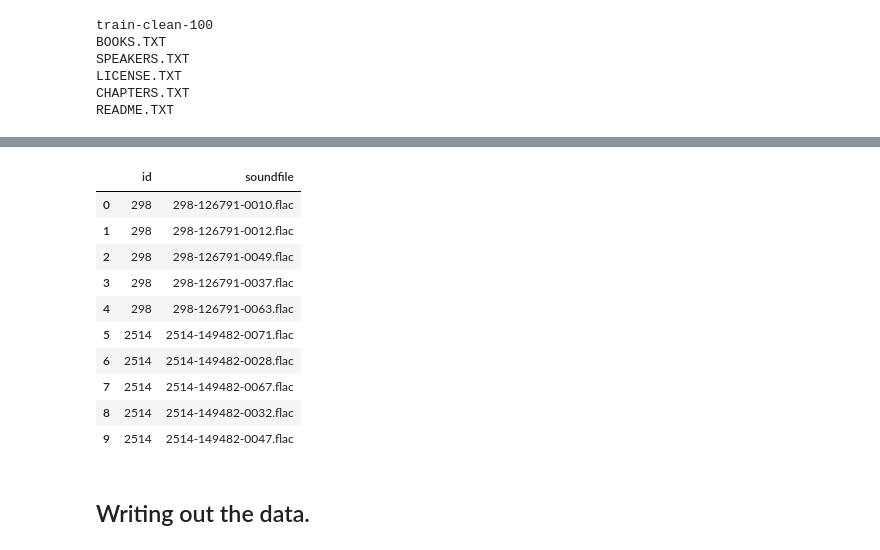
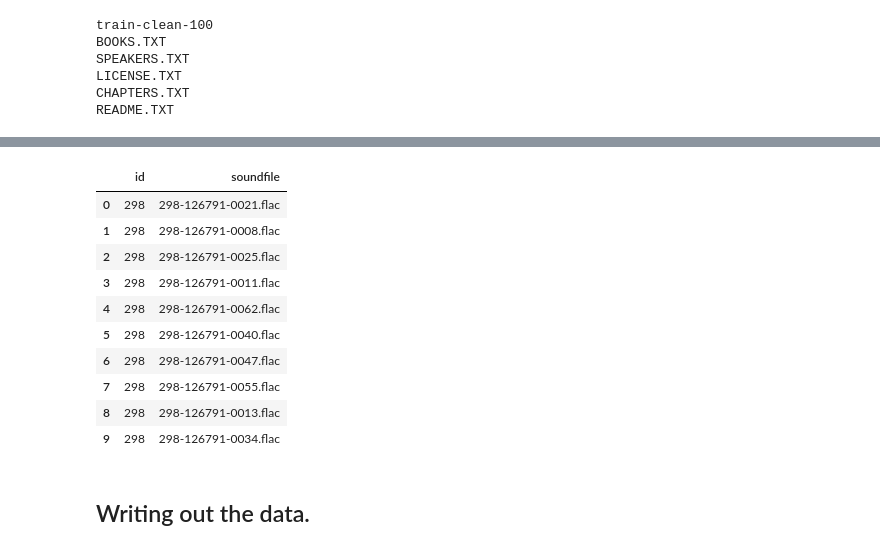
Before and after one commit to Martins6/speaker_recognition, a Jupyter notebook: Voice_Pre_Processing/LibriSpeech_Files_Pre_Processing.ipynb, the cells around one changed output, grey strips where cells are left out. Drawn from its saved outputs; the diff is of its cells as text; code cells hidden in the pictures.

```diff
--- a/Voice_Pre_Processing/LibriSpeech_Files_Pre_Processing.ipynb
+++ b/Voice_Pre_Processing/LibriSpeech_Files_Pre_Processing.ipynb
@@ -116,45 +116,49 @@ randomly_select_speakers(df_speaker, 50).sample(5)
 # %%
 def id_soundfiles_df(df_speaker, sound_files_folder, number_of_audio_files):
     """ Create the dataframe of soundfiles.
     """
     df = pd.DataFrame(columns=('id', 'soundfile'))
 
     for speaker_id_folder in sound_files_folder.iterdir():
         if df_speaker_sample.id.isin([speaker_id_folder.name]).any():
             chapters_id_folders = [x for x in speaker_id_folder.iterdir()]
             # Always pick the first folder and explore all the files.
             # Also filtering for just the .flac sound files
             audio_files = [x.name for x in chapters_id_folders[0].iterdir() if ".flac" in x.name]
             # Randomly selecting some number of files
-            audio_files = random.sample(audio_files, k = number_of_audio_files)
+            # If there is less than what we wanted, then get the maximum number
+            try:
+                audio_files = random.sample(audio_files, k = number_of_audio_files)
+            except:
+                audio_files = audio_files
             # Populating our dataframe
             for i in audio_files:
                 values_to_add = {'id': speaker_id_folder.name,
                 'soundfile': i}
                 row_to_add = pd.Series(values_to_add)
                 df = df.append(row_to_add, ignore_index = True)
 
     return(df)
 
 
 sound_files_folder = data_folder / 'train-clean-100'
 df_speaker_sample = randomly_select_speakers(df_speaker, 50)
-number_of_audio_files = 5
+number_of_audio_files = 30
 
 df = id_soundfiles_df(df_speaker_sample, sound_files_folder, number_of_audio_files)
 df.head(10)
 # %% [output]
 |  | id | soundfile |
-| 0 | 298 | 298-126791-0010.flac |
-| 1 | 298 | 298-126791-0012.flac |
-| 2 | 298 | 298-126791-0049.flac |
-| 3 | 298 | 298-126791-0037.flac |
-| 4 | 298 | 298-126791-0063.flac |
-| 5 | 2514 | 2514-149482-0071.flac |
-| 6 | 2514 | 2514-149482-0028.flac |
-| 7 | 2514 | 2514-149482-0067.flac |
-| 8 | 2514 | 2514-149482-0032.flac |
-| 9 | 2514 | 2514-149482-0047.flac |
+| 0 | 298 | 298-126791-0021.flac |
+| 1 | 298 | 298-126791-0008.flac |
+| 2 | 298 | 298-126791-0025.flac |
+| 3 | 298 | 298-126791-0011.flac |
+| 4 | 298 | 298-126791-0062.flac |
+| 5 | 298 | 298-126791-0040.flac |
+| 6 | 298 | 298-126791-0047.flac |
+| 7 | 298 | 298-126791-0055.flac |
+| 8 | 298 | 298-126791-0013.flac |
+| 9 | 298 | 298-126791-0034.flac |
 # %% [markdown]
 ## Writing out the data.
 # %%
```
Also changed, not shown: parts of 2 cells of this notebook, 5 other files.
